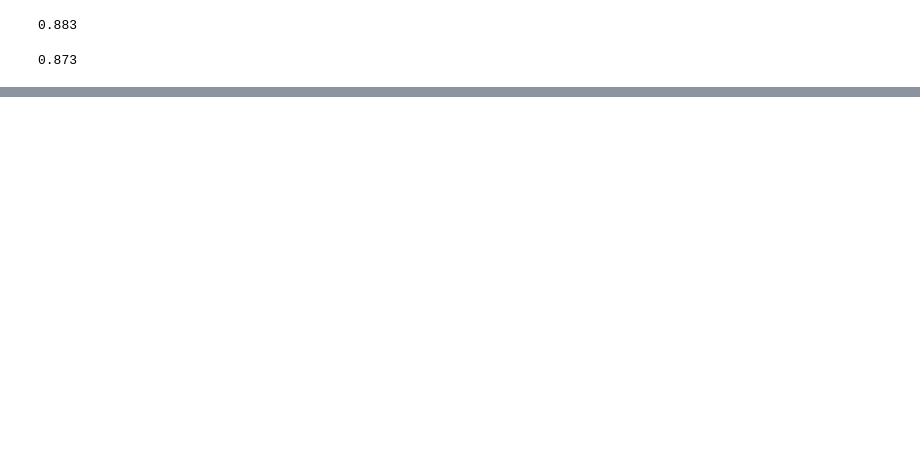
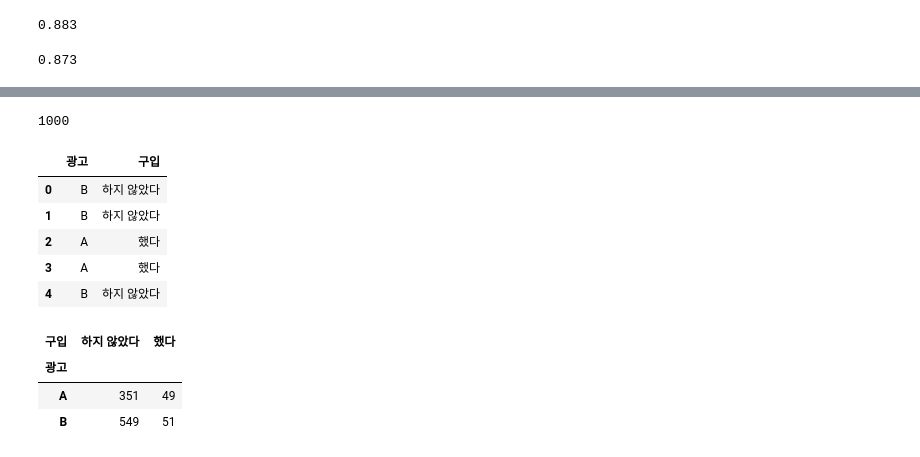
Before and after one commit to wousikchoi16/statpython, a Jupyter notebook: CH11_통계적가설검정.ipynb, the cells around one changed output, grey strips where cells are left out. Cells and saved outputs as stored; diff of their text form; code cells hidden in the pictures; blank space fills up the shorter version.

```diff
--- a/CH11_통계적가설검정.ipynb
+++ b/CH11_통계적가설검정.ipynb
@@ -466,0 +567,22 @@ cnt / n
+# %%
+ad_df = pd.read_csv('../data/ch11_ad.csv')
+n = len(ad_df)
+print(n)
+ad_df.head()
+# %% [output]
+1000
+|  | 광고 | 구입 |
+| 0 | B | 하지 않았다 |
+| 1 | B | 하지 않았다 |
+| 2 | A | 했다 |
+| 3 | A | 했다 |
+| 4 | B | 하지 않았다 |
+# %%
+# 교차집계표 정리.
+ad_cross = pd.crosstab(ad_df['광고'], ad_df['구입'])
+ad_cross
+# %% [output]
+| 구입 | 하지 않았다 | 했다 |
+| 광고 |  |  |
+| A | 351 | 49 |
+| B | 549 | 51 |
```
Also changed, not shown: parts of 22 cells of this notebook.
